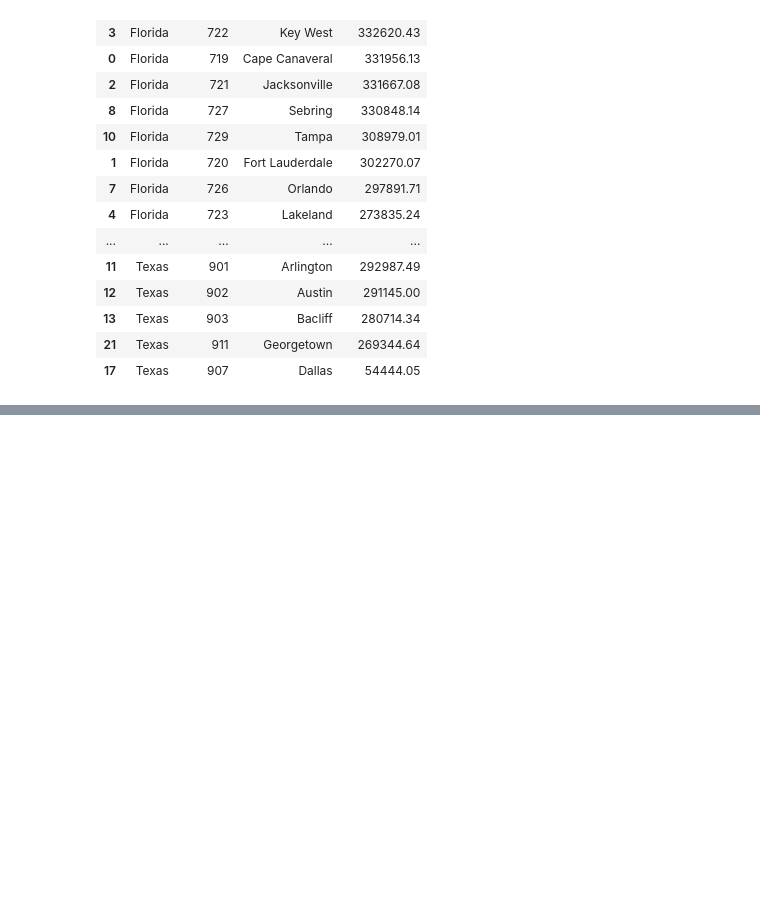
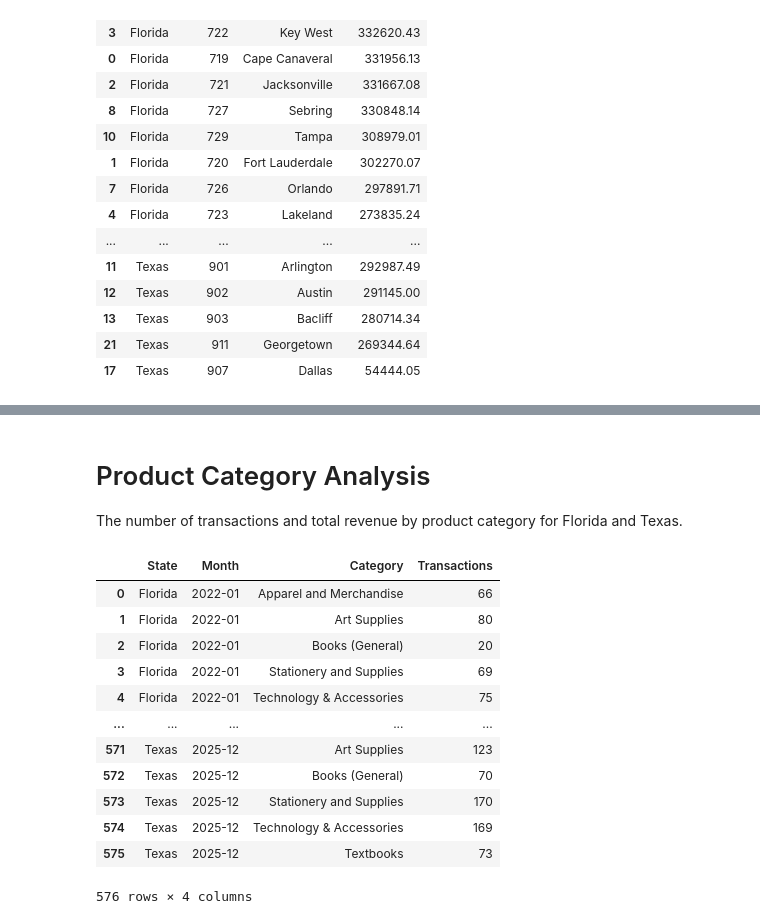
Before and after one commit to lalberto01/Capstone_2, a Jupyter notebook: Alberto_sales_analysis.ipynb, the cells around one changed output, grey strips where cells are left out. Cells and saved outputs as stored; diff of their text form; code cells hidden in the pictures; blank space fills up the shorter version.

```diff
--- a/Alberto_sales_analysis.ipynb
+++ b/Alberto_sales_analysis.ipynb
@@ -281,0 +324,35 @@ top_stores
+# %% [markdown]
+# Product Category Analysis
+The number of transactions and total revenue by product category for Florida and Texas.
+# %%
+sales_products = south_sales.merge(
+    products,
+    on="Prod Num",
+    how="inner"
+)
+# %%
+sales_products = sales_products.merge(
+    product_categories,
+    on=["CategoryID", "SubcategoryID"],
+    how="inner"
+)
+# %%
+category_transactions = sales_products.groupby(
+    ["State", "Month", "Category"]
+).size().reset_index(name="Transactions")
+
+category_transactions
+# %% [output]
+|  | State | Month | Category | Transactions |
+| 0 | Florida | 2022-01 | Apparel and Merchandise | 66 |
+| 1 | Florida | 2022-01 | Art Supplies | 80 |
+| 2 | Florida | 2022-01 | Books (General) | 20 |
+| 3 | Florida | 2022-01 | Stationery and Supplies | 69 |
+| 4 | Florida | 2022-01 | Technology & Accessories | 75 |
+| ... | ... | ... | ... | ... |
+| 571 | Texas | 2025-12 | Art Supplies | 123 |
+| 572 | Texas | 2025-12 | Books (General) | 70 |
+| 573 | Texas | 2025-12 | Stationery and Supplies | 170 |
+| 574 | Texas | 2025-12 | Technology & Accessories | 169 |
+| 575 | Texas | 2025-12 | Textbooks | 73 |
+576 rows × 4 columns
```
Also changed, not shown: parts of 9 cells of this notebook.
